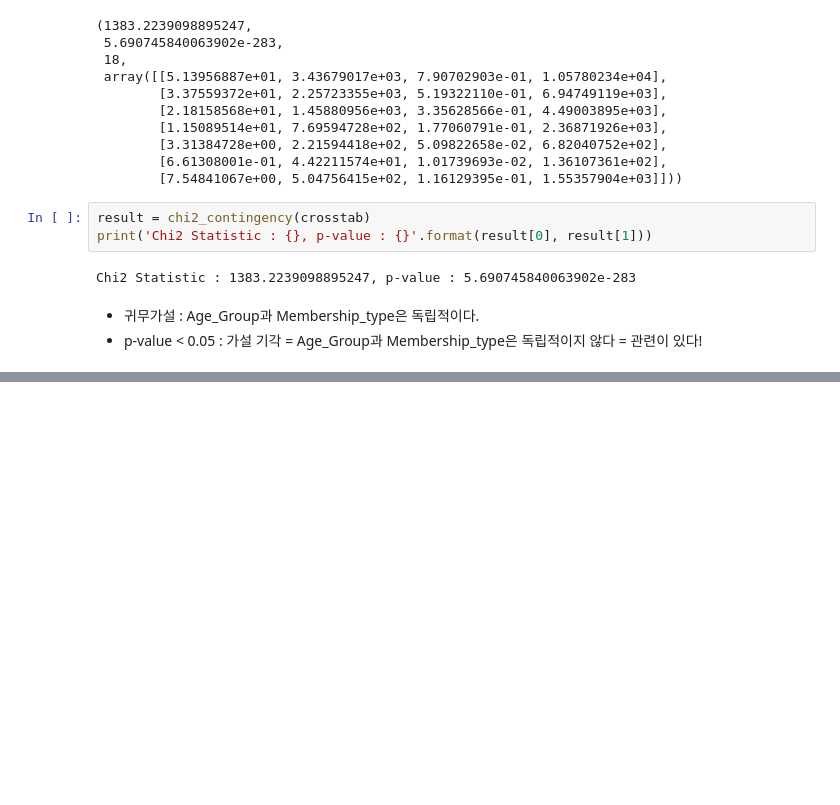
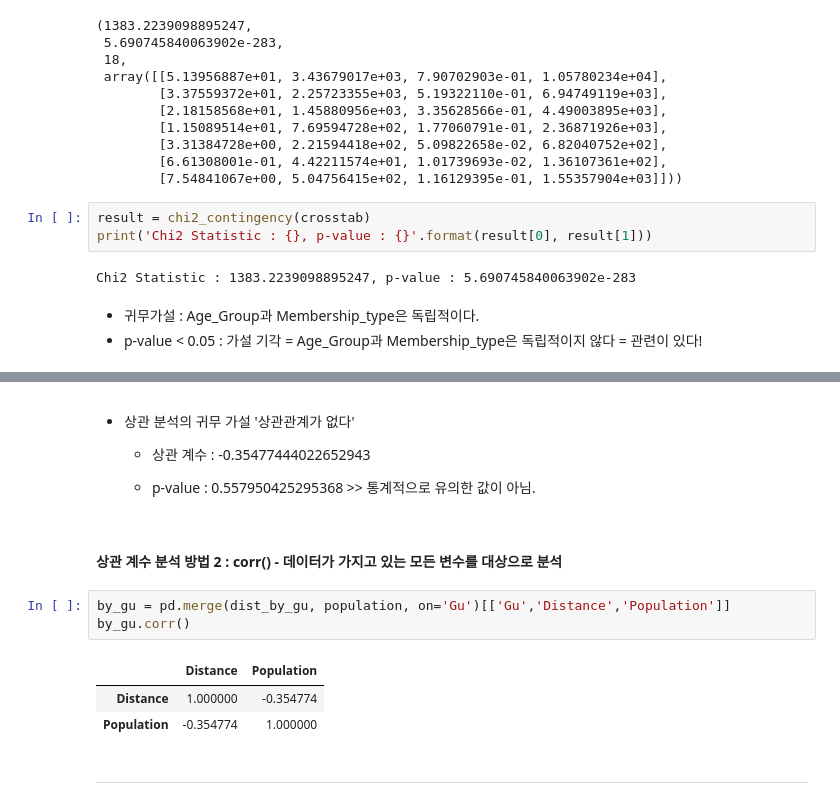
Before and after one commit to Yerial1125/e_learning1, a Jupyter notebook: Untitled.ipynb, the cells around one changed output, grey strips where cells are left out. Cells and saved outputs as stored; diff of their text form; blank space fills up the shorter version.

```diff
--- a/Untitled.ipynb
+++ b/Untitled.ipynb
@@ -862,0 +934,17 @@ Chi2 Statistic : 1383.2239098895247, p-value : 5.690745840063902e-283
+# %% [markdown]
+- 상관 분석의 귀무 가설 '상관관계가 없다'
+
+    - 상관 계수 : -0.35477444022652943
+
+    - p-value : 0.557950425295368 >> 통계적으로 유의한 값이 아님.
+# %% [markdown]
+#### 상관 계수 분석 방법 2 : corr() - 데이터가 가지고 있는 모든 변수를 대상으로 분석
+# %%
+by_gu = pd.merge(dist_by_gu, population, on='Gu')[['Gu','Distance','Population']]
+by_gu.corr()
+# %% [output]
+|  | Distance | Population |
+| Distance | 1.000000 | -0.354774 |
+| Population | -0.354774 | 1.000000 |
+# %% [markdown]
+----------------------------------
```
Also changed, not shown: parts of 16 cells of this notebook.
